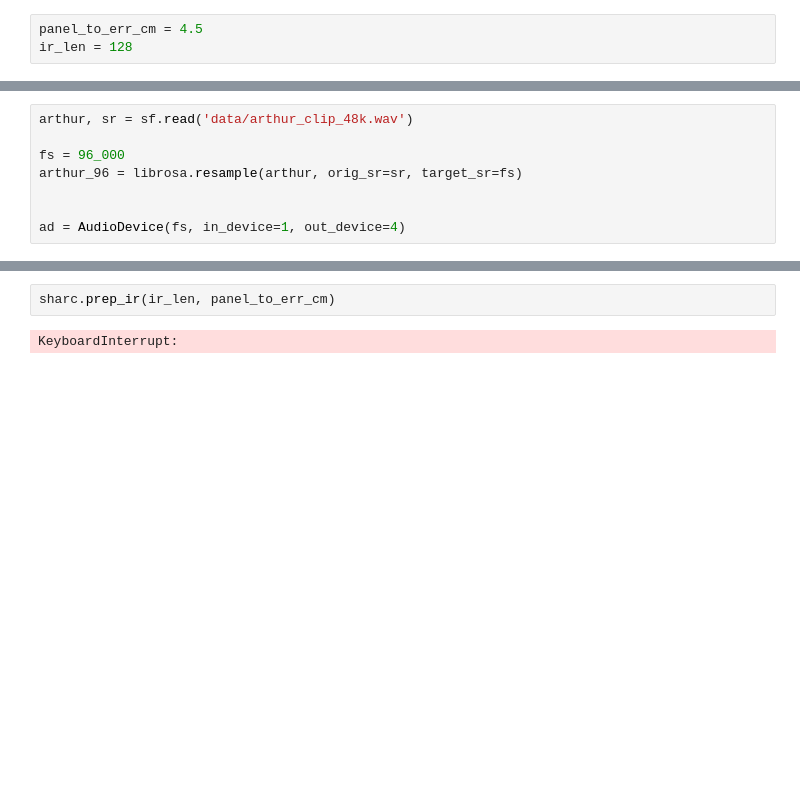
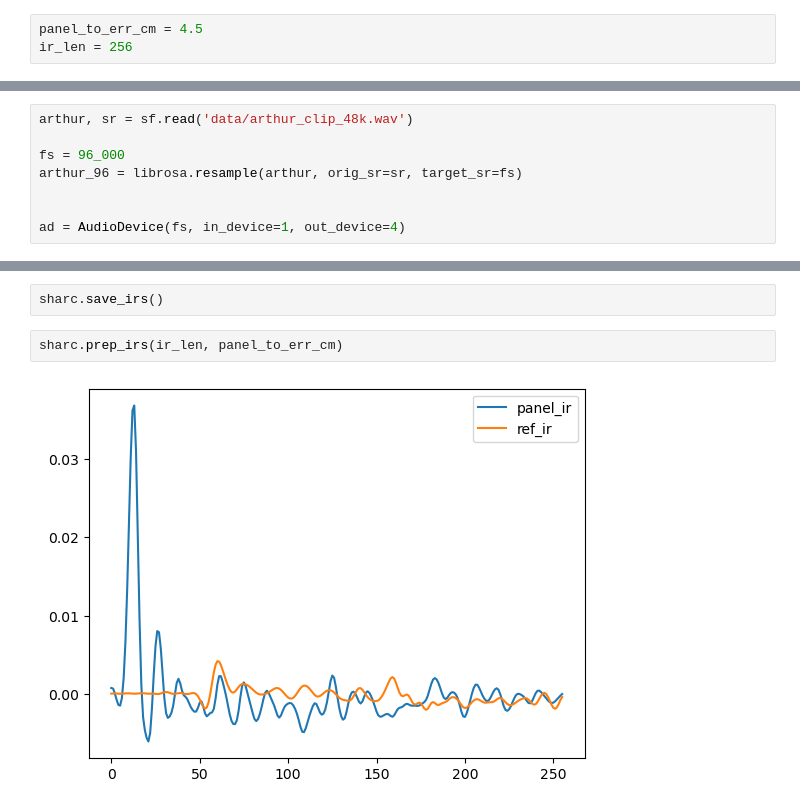
Before and after one commit to bowerirn/Reverb-Control, a Jupyter notebook: experiments/SHARC_measure_ir.ipynb, the cells around one changed output, grey strips where cells are left out. Saved outputs shown, nothing was run; the diff lists cells and outputs as text; blank space fills up the shorter version.

```diff
--- a/experiments/SHARC_measure_ir.ipynb
+++ b/experiments/SHARC_measure_ir.ipynb
@@ -27,3 +29,3 @@ print(sd.query_devices())
 # %%
 panel_to_err_cm = 4.5
-ir_len = 128
+ir_len = 256
@@ -40,4 +48,6 @@ sharc = Sharc(arthur_96, ad)
+# %%
+sharc.save_irs()
 # %%
-sharc.prep_ir(ir_len, panel_to_err_cm)
+sharc.prep_irs(ir_len, panel_to_err_cm)
 # %% [output]
-KeyboardInterrupt:
+[figure, added]
```
Also changed, not shown: parts of 4 cells of this notebook, 17 other files.
